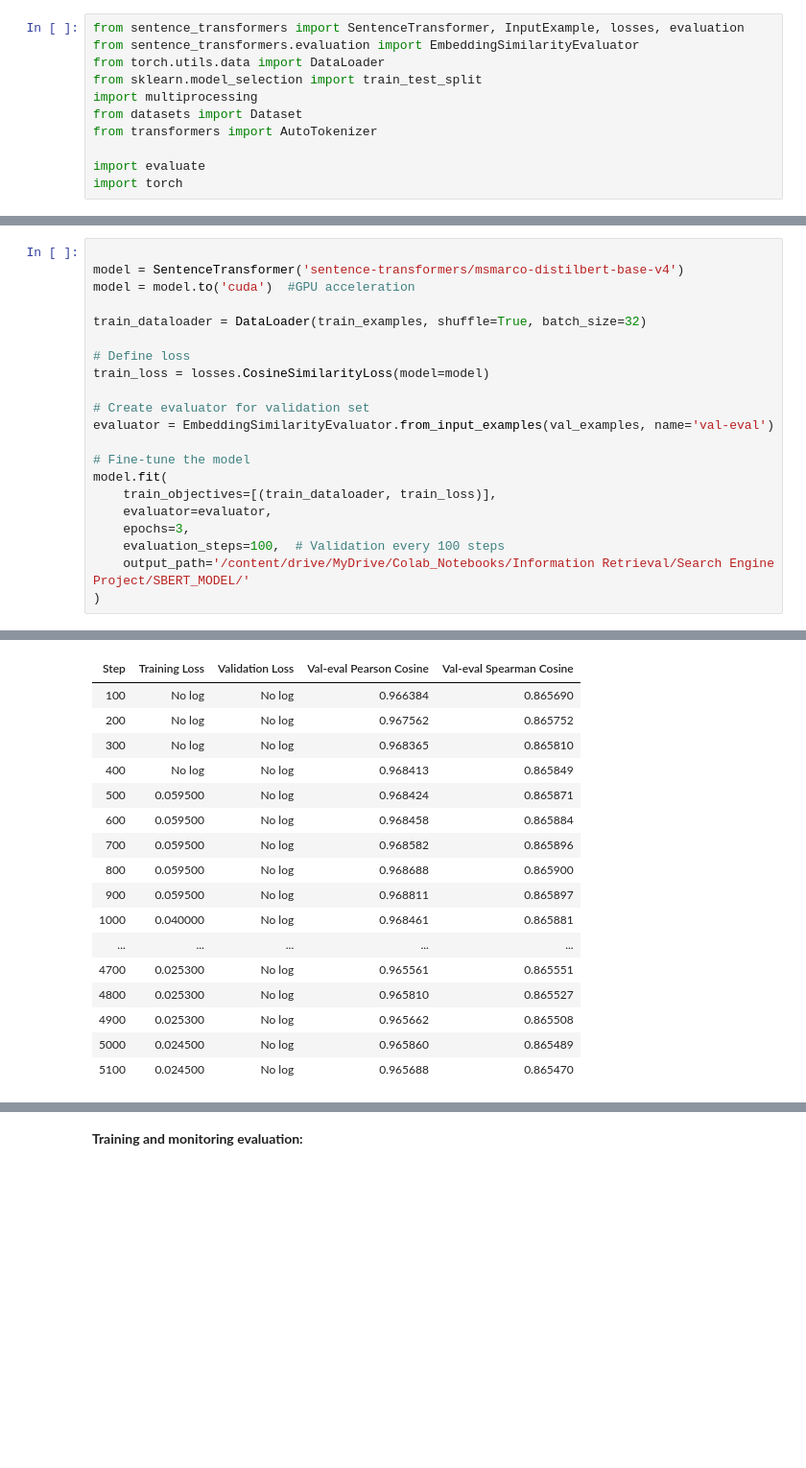
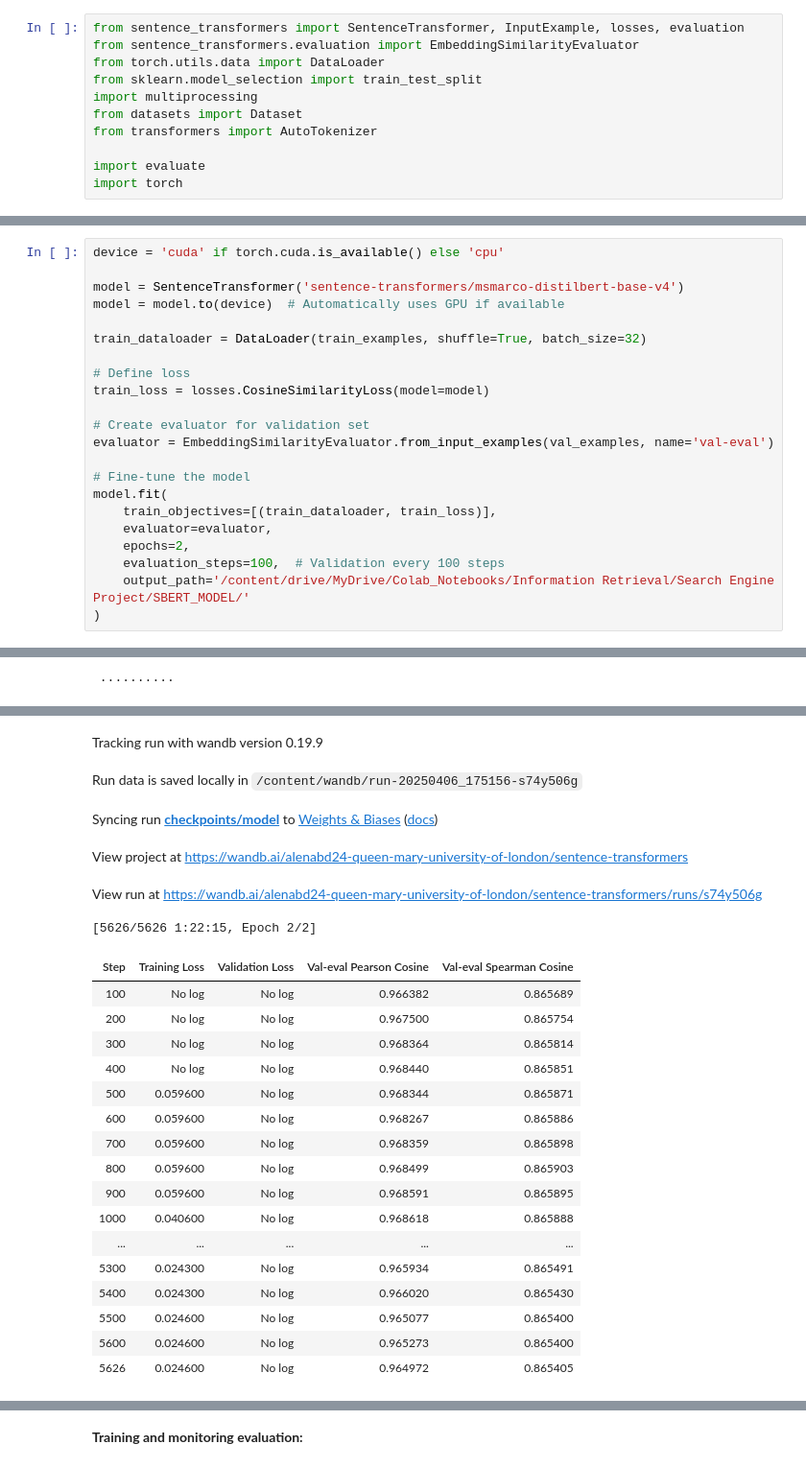
Before and after one commit to kasey-purvor/Latent_semantic_index_SearchEngine, a Jupyter notebook: SBERT_TRAINING.ipynb, the cells around one changed output, grey strips where cells are left out. Shown at 96% size. Saved outputs shown, nothing was run; the diff lists cells and outputs as text; blank space fills up the shorter version.

```diff
--- a/SBERT_TRAINING.ipynb
+++ b/SBERT_TRAINING.ipynb
@@ -604,7 +583,8 @@ Label: 1.0
 # %%
+device = 'cuda' if torch.cuda.is_available() else 'cpu'
 
 model = SentenceTransformer('sentence-transformers/msmarco-distilbert-base-v4')
-model = model.to('cuda')  #GPU acceleration
+model = model.to(device)  # Automatically uses GPU if available
 
 train_dataloader = DataLoader(train_examples, shuffle=True, batch_size=32)
 
@@ -618,7 +598,7 @@ evaluator = EmbeddingSimilarityEvaluator.from_input_examples(val_examples, name=
 model.fit(
     train_objectives=[(train_dataloader, train_loss)],
     evaluator=evaluator,
-    epochs=3,
+    epochs=2,
     evaluation_steps=100,  # Validation every 100 steps
     output_path='/content/drive/MyDrive/Colab_Notebooks/Information Retrieval/Search Engine Project/SBERT_MODEL/'
 )
@@ -626,0 +617 @@ model.fit(
+ ··········
@@ -627,17 +623,23 @@ model.fit(
+Tracking run with wandb version 0.19.9
+Run data is saved locally in /content/wandb/run-20250406_175156-s74y506g
+Syncing run checkpoints/model to Weights & Biases (docs)
+View project at https://wandb.ai/alenabd24-queen-mary-university-of-london/sentence-transformers
+View run at https://wandb.ai/alenabd24-queen-mary-university-of-london/sentence-transformers/runs/s74y506g
+[5626/5626 1:22:15, Epoch 2/2]
 | Step | Training Loss | Validation Loss | Val-eval Pearson Cosine | Val-eval Spearman Cosine |
-| 100 | No log | No log | 0.966384 | 0.865690 |
-| 200 | No log | No log | 0.967562 | 0.865752 |
-| 300 | No log | No log | 0.968365 | 0.865810 |
-| 400 | No log | No log | 0.968413 | 0.865849 |
-| 500 | 0.059500 | No log | 0.968424 | 0.865871 |
-| 600 | 0.059500 | No log | 0.968458 | 0.865884 |
-| 700 | 0.059500 | No log | 0.968582 | 0.865896 |
-| 800 | 0.059500 | No log | 0.968688 | 0.865900 |
-| 900 | 0.059500 | No log | 0.968811 | 0.865897 |
-| 1000 | 0.040000 | No log | 0.968461 | 0.865881 |
+| 100 | No log | No log | 0.966382 | 0.865689 |
+| 200 | No log | No log | 0.967500 | 0.865754 |
+| 300 | No log | No log | 0.968364 | 0.865814 |
+| 400 | No log | No log | 0.968440 | 0.865851 |
+| 500 | 0.059600 | No log | 0.968344 | 0.865871 |
+| 600 | 0.059600 | No log | 0.968267 | 0.865886 |
+| 700 | 0.059600 | No log | 0.968359 | 0.865898 |
+| 800 | 0.059600 | No log | 0.968499 | 0.865903 |
+| 900 | 0.059600 | No log | 0.968591 | 0.865895 |
+| 1000 | 0.040600 | No log | 0.968618 | 0.865888 |
 | ... | ... | ... | ... | ... |
-| 4700 | 0.025300 | No log | 0.965561 | 0.865551 |
-| 4800 | 0.025300 | No log | 0.965810 | 0.865527 |
-| 4900 | 0.025300 | No log | 0.965662 | 0.865508 |
-| 5000 | 0.024500 | No log | 0.965860 | 0.865489 |
-| 5100 | 0.024500 | No log | 0.965688 | 0.865470 |
+| 5300 | 0.024300 | No log | 0.965934 | 0.865491 |
+| 5400 | 0.024300 | No log | 0.966020 | 0.865430 |
+| 5500 | 0.024600 | No log | 0.965077 | 0.865400 |
+| 5600 | 0.024600 | No log | 0.965273 | 0.865400 |
+| 5626 | 0.024600 | No log | 0.964972 | 0.865405 |
```
Also changed, not shown: parts of 23 cells of this notebook.
